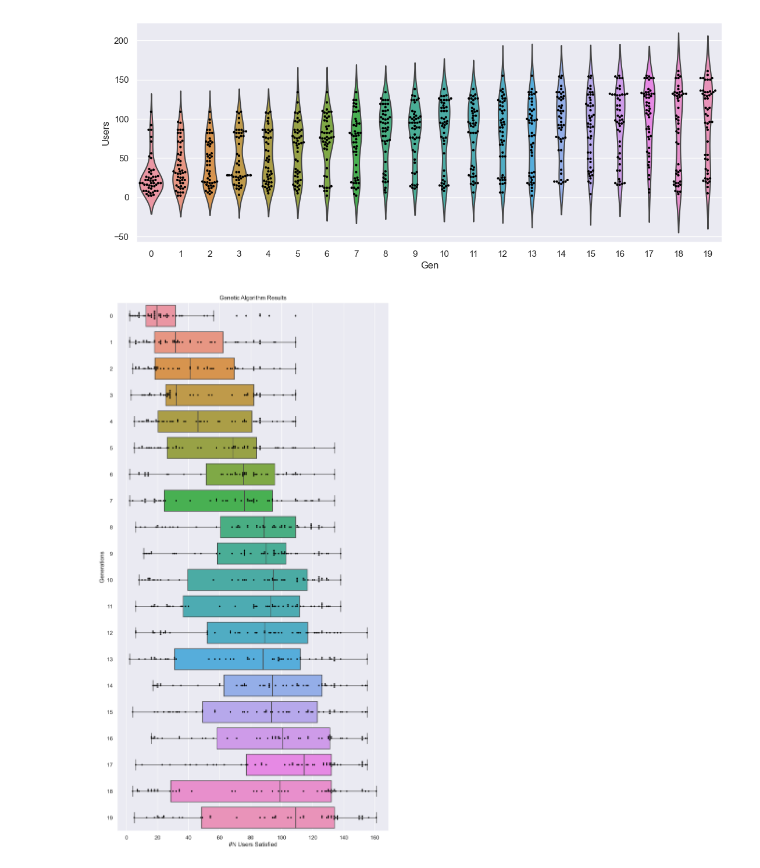
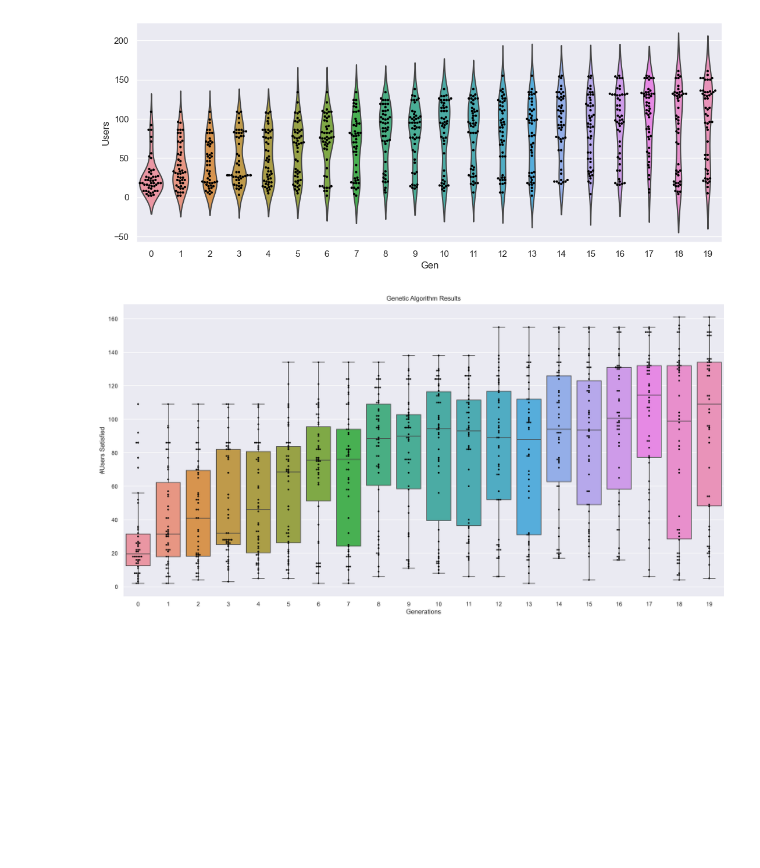
Before and after one commit to sirbastiano/STKWizard, a Jupyter notebook: plotter.ipynb, the cells around one changed output. Saved outputs shown, nothing was run; the diff lists cells and outputs as text; code cells hidden in the pictures; blank space fills up the shorter version.

```diff
--- a/plotter.ipynb
+++ b/plotter.ipynb
@@ -45,28 +45,28 @@ plt.show()
 # %% [output]
 [figure]
 # %%
-fig, ax = plt.subplots(figsize=(5*2,10*2), dpi=100*3)
+fig, ax = plt.subplots(figsize=(10*2,5*2), dpi=100*3)
 # ax = sns.violinplot(ax=ax, x="Eval", y="Gen",
 #                #  col="Users", data=df)
 #                data=DF, inner=None)
 #                # data=DF)
 
-ax = sns.boxplot(ax=ax, x="Eval", y="Gen",
+ax = sns.boxplot(ax=ax, x="Gen", y="Eval",
                linewidth=1.2,
                fliersize=2,
                #  col="Users", data=df)
                data=DF)
 
 
-ax = sns.swarmplot(x="Eval", y="Gen", data=DF,
+ax = sns.swarmplot(x="Gen", y="Eval", data=DF,
                    color="black", size=3,)
-ax.set_xlabel('#N Users Satisfied')
-ax.set_ylabel('Generations')
+ax.set_ylabel('#Users Satisfied')
+ax.set_xlabel('Generations')
 ax.set_title('Genetic Algorithm Results')
 plt.savefig(folderDir+'\\Results.png')
 plt.show()
 # %% [output]
-[figure, old version]
+[figure, new version]
 # %%
 MAXUSERS = []
 for idx in range(20):
```
Also changed, not shown: 1 other file.
